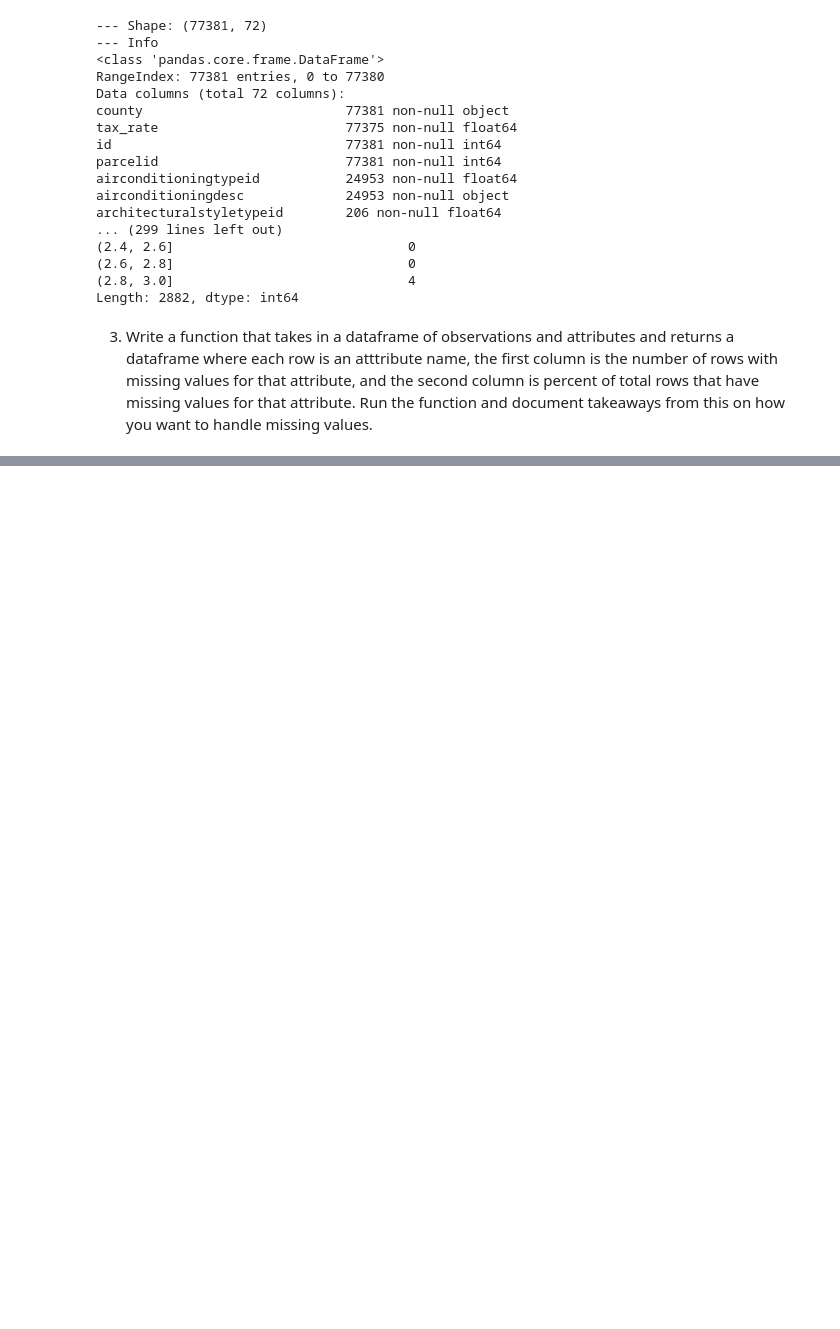
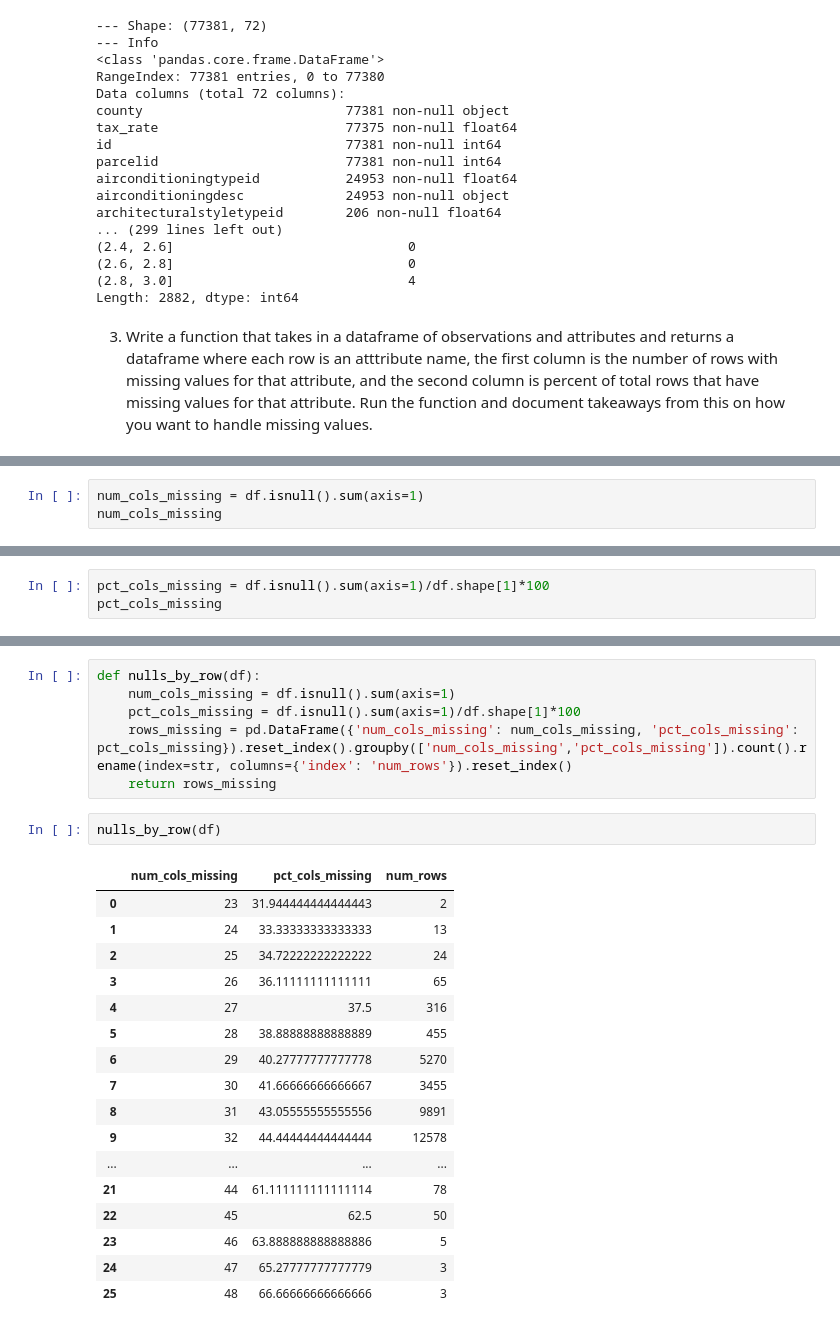
Before and after one commit to cari-holmes/ds-methodologies-exercises, a Jupyter notebook: clustering/zillow.ipynb, the cells around one changed output, grey strips where cells are left out. Drawn from its saved outputs; the diff is of its cells as text; blank space fills up the shorter version.

```diff
--- a/clustering/zillow.ipynb
+++ b/clustering/zillow.ipynb
@@ -183,0 +259,3 @@ Length: 2882, dtype: int64
+# %%
+num_cols_missing = df.isnull().sum(axis=1)
+num_cols_missing
@@ -183,0 +280,3 @@ Length: 2882, dtype: int64
+# %%
+pct_cols_missing = df.isnull().sum(axis=1)/df.shape[1]*100
+pct_cols_missing
@@ -183,0 +301,26 @@ Length: 2882, dtype: int64
+# %%
+def nulls_by_row(df):
+    num_cols_missing = df.isnull().sum(axis=1)
+    pct_cols_missing = df.isnull().sum(axis=1)/df.shape[1]*100
+    rows_missing = pd.DataFrame({'num_cols_missing': num_cols_missing, 'pct_cols_missing': pct_cols_missing}).reset_index().groupby(['num_cols_missing','pct_cols_missing']).count().rename(index=str, columns={'index': 'num_rows'}).reset_index()
+    return rows_missing
+# %%
+nulls_by_row(df)
+# %% [output]
+|  | num_cols_missing | pct_cols_missing | num_rows |
+| 0 | 23 | 31.944444444444443 | 2 |
+| 1 | 24 | 33.33333333333333 | 13 |
+| 2 | 25 | 34.72222222222222 | 24 |
+| 3 | 26 | 36.11111111111111 | 65 |
+| 4 | 27 | 37.5 | 316 |
+| 5 | 28 | 38.88888888888889 | 455 |
+| 6 | 29 | 40.27777777777778 | 5270 |
+| 7 | 30 | 41.66666666666667 | 3455 |
+| 8 | 31 | 43.05555555555556 | 9891 |
+| 9 | 32 | 44.44444444444444 | 12578 |
+| ... | ... | ... | ... |
+| 21 | 44 | 61.111111111111114 | 78 |
+| 22 | 45 | 62.5 | 50 |
+| 23 | 46 | 63.888888888888886 | 5 |
+| 24 | 47 | 65.27777777777779 | 3 |
+| 25 | 48 | 66.66666666666666 | 3 |
```
Also changed, not shown: parts of 7 cells of this notebook.
